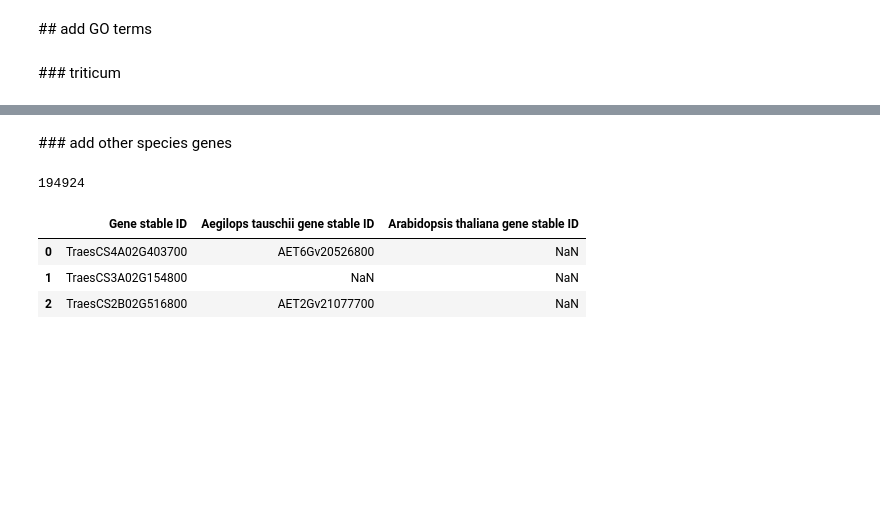
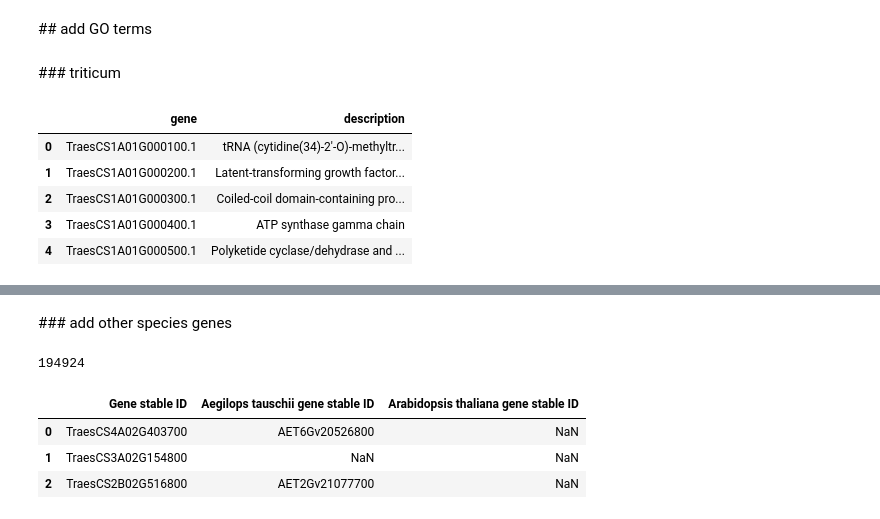
Before and after one commit to juancresc/mrcv, a Jupyter notebook: pipes/pipe_5_annotations/1.2_annotate.ipynb, the cells around one changed output, grey strips where cells are left out. Drawn from its saved outputs; the diff is of its cells as text; code cells hidden in the pictures; blank space fills up the shorter version.

```diff
--- a/pipes/pipe_5_annotations/1.1_annotate.ipynb
+++ b/pipes/pipe_5_annotations/1.2_annotate.ipynb
@@ -124,3 +124,15 @@ df_merged_mirna_gene.to_csv(path_merged,index=None)
 ## add GO terms
 # %% [markdown]
 ### triticum
+# %%
+df_taes = pd.read_csv(path_taes_2,sep='\t')
+df_taes = df_taes[['Gene-ID','Human-Readable-Description']]
+df_taes.rename(columns={'Gene-ID':'gene','Human-Readable-Description':'description'}, inplace=True)
+df_taes.head(5)
+# %% [output]
+|  | gene | description |
+| 0 | TraesCS1A01G000100.1 | tRNA (cytidine(34)-2'-O)-methyltr... |
+| 1 | TraesCS1A01G000200.1 | Latent-transforming growth factor... |
+| 2 | TraesCS1A01G000300.1 | Coiled-coil domain-containing pro... |
+| 3 | TraesCS1A01G000400.1 | ATP synthase gamma chain |
+| 4 | TraesCS1A01G000500.1 | Polyketide cyclase/dehydrase and ... |
```
Also changed, not shown: parts of 14 cells of this notebook, 3 other files.
